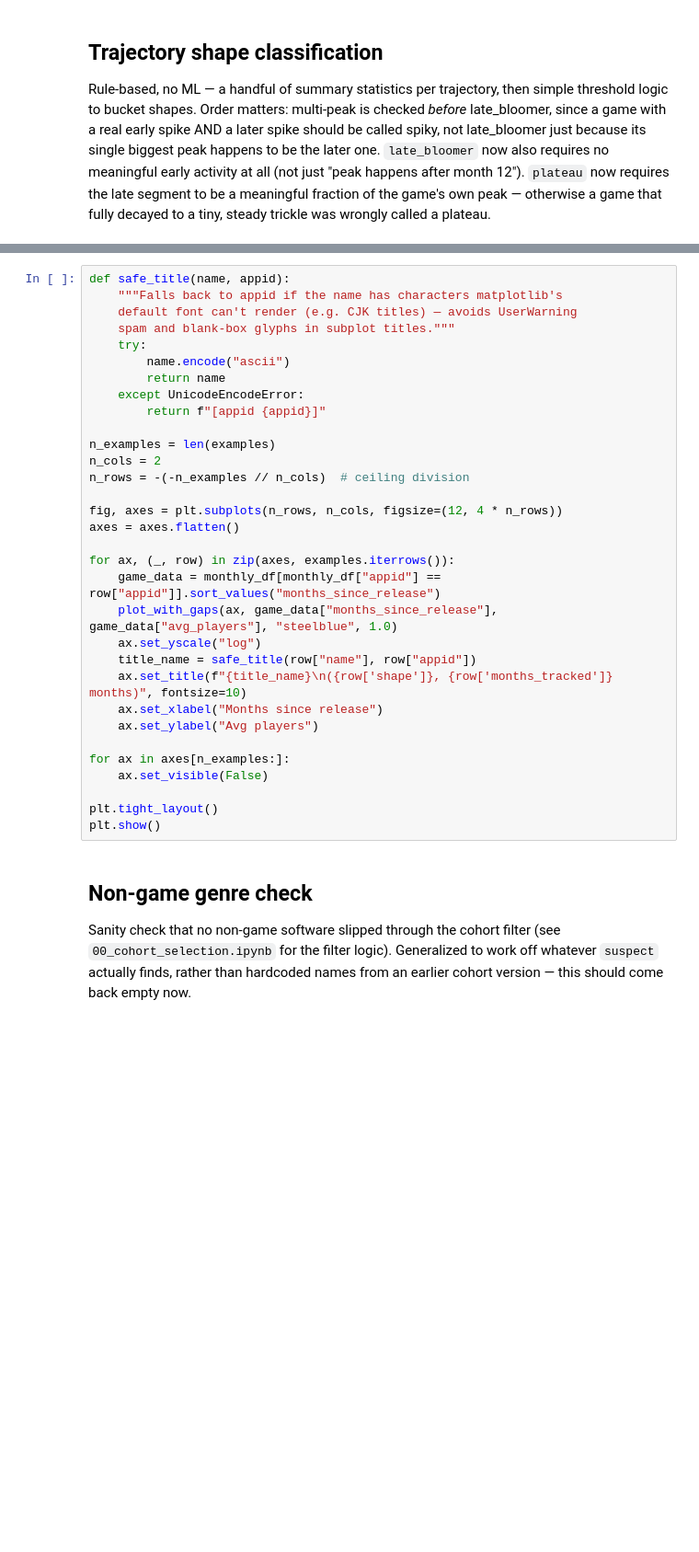
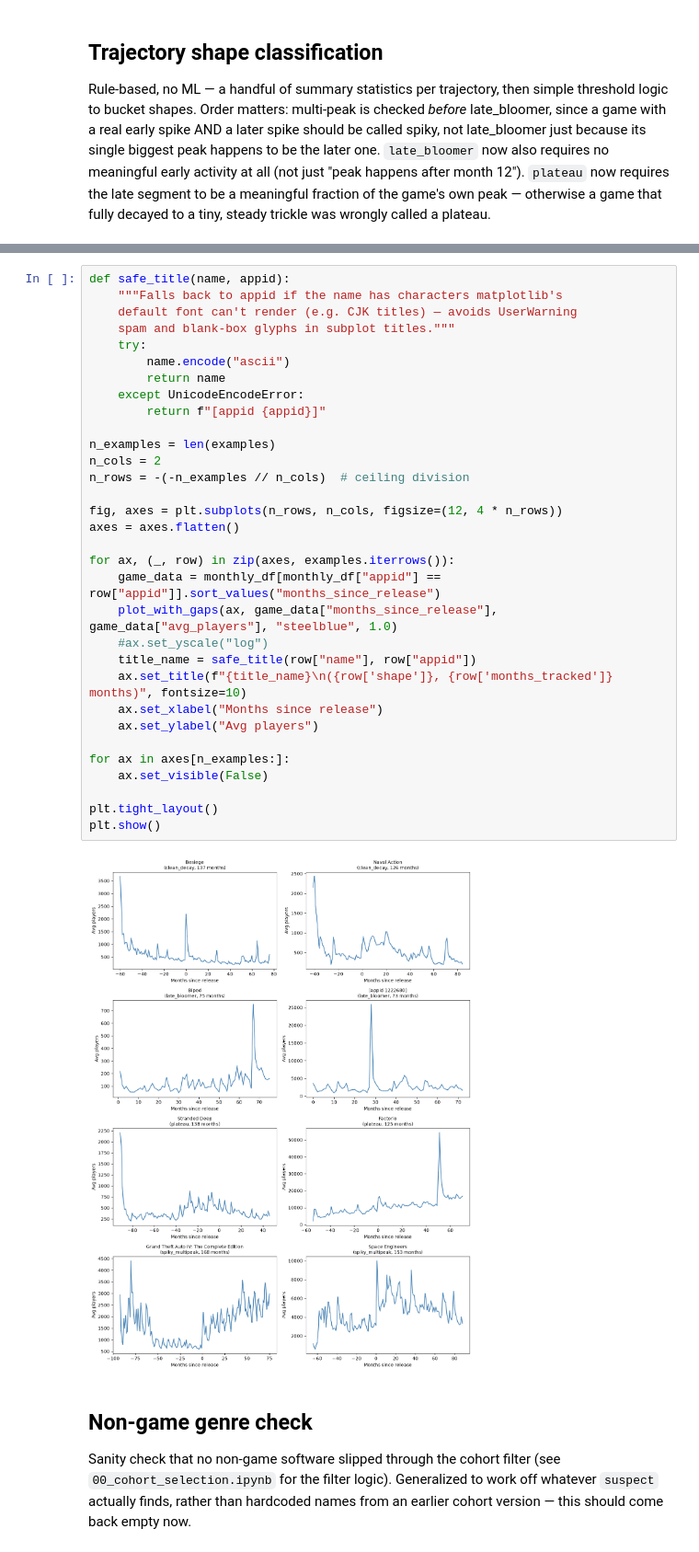
Before and after one commit to pmacias/steam-trajectory, a Jupyter notebook: notebooks/02_data_visualization.ipynb, the cells around one changed output, grey strips where cells are left out. Shown at 92% size. Saved outputs shown, nothing was run; the diff lists cells and outputs as text; blank space fills up the shorter version.

```diff
--- a/notebooks/02_data_visualization.ipynb
+++ b/notebooks/02_data_visualization.ipynb
@@ -311,34 +443,36 @@ print(examples)
 def safe_title(name, appid):
     """Falls back to appid if the name has characters matplotlib's
     default font can't render (e.g. CJK titles) — avoids UserWarning
     spam and blank-box glyphs in subplot titles."""
     try:
         name.encode("ascii")
         return name
     except UnicodeEncodeError:
         return f"[appid {appid}]"
 
 n_examples = len(examples)
 n_cols = 2
 n_rows = -(-n_examples // n_cols)  # ceiling division
 
 fig, axes = plt.subplots(n_rows, n_cols, figsize=(12, 4 * n_rows))
 axes = axes.flatten()
 
 for ax, (_, row) in zip(axes, examples.iterrows()):
     game_data = monthly_df[monthly_df["appid"] == row["appid"]].sort_values("months_since_release")
     plot_with_gaps(ax, game_data["months_since_release"], game_data["avg_players"], "steelblue", 1.0)
-    ax.set_yscale("log")
+    #ax.set_yscale("log")
     title_name = safe_title(row["name"], row["appid"])
     ax.set_title(f"{title_name}\n({row['shape']}, {row['months_tracked']} months)", fontsize=10)
     ax.set_xlabel("Months since release")
     ax.set_ylabel("Avg players")
 
 for ax in axes[n_examples:]:
     ax.set_visible(False)
 
 plt.tight_layout()
 plt.show()
+# %% [output]
+[figure, added]
 # %% [markdown]
 ## Non-game genre check
 Sanity check that no non-game software slipped through the cohort filter (see `00_cohort_selection.ipynb` for the filter logic). Generalized to work off whatever `suspect` actually finds, rather than hardcoded names from an earlier cohort version — this should come back empty now.
```
Also changed, not shown: parts of 18 cells of this notebook.
